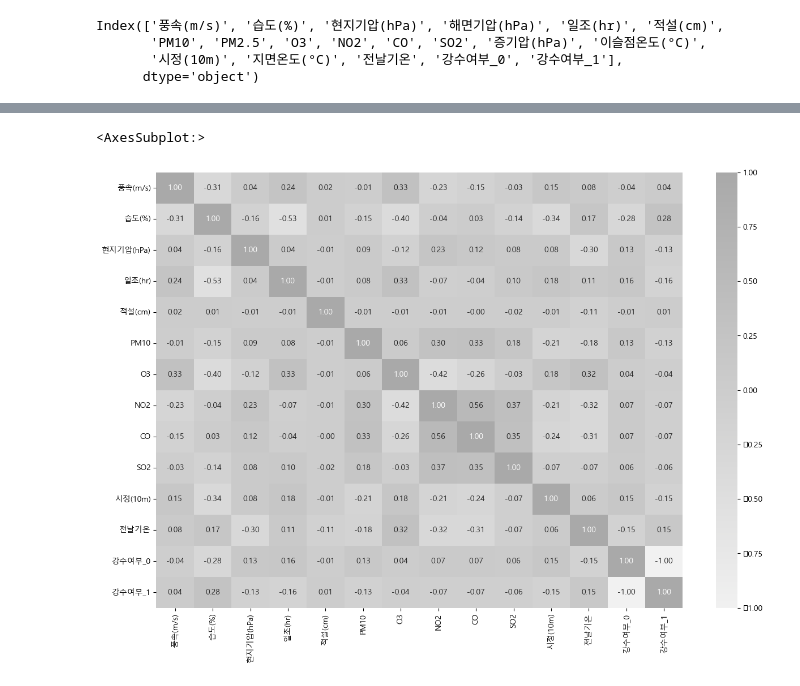
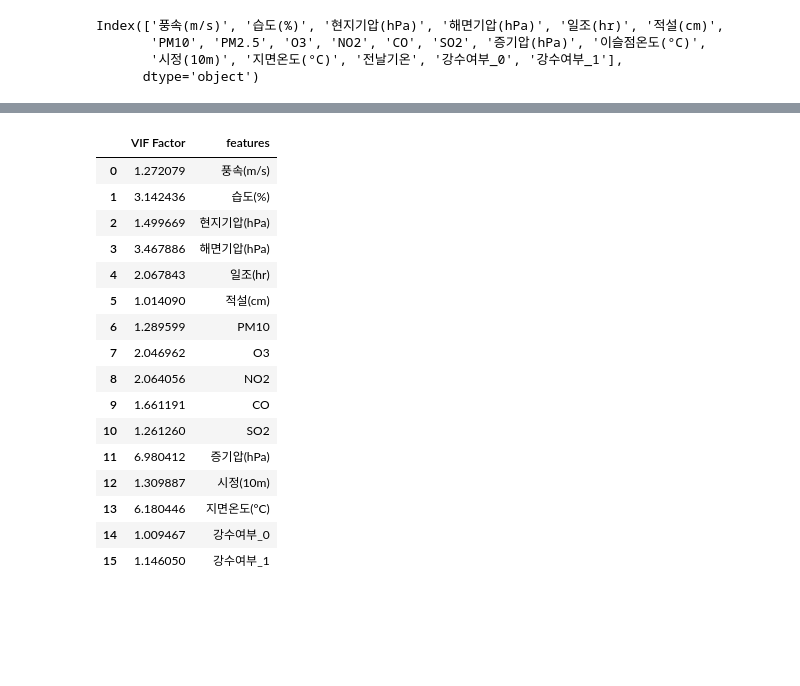
Before and after one commit to HyunJW/weather, a Jupyter notebook: 다음날기온예측.ipynb, the cells around one changed output, grey strips where cells are left out. Drawn from its saved outputs; the diff is of its cells as text; code cells hidden in the pictures; blank space fills up the shorter version.

```diff
--- a/다음날기온예측.ipynb
+++ b/다음날기온예측.ipynb
@@ -186,8 +142,0 @@ X_scaled.drop(columns=['해면기압(hPa)'], axis=1, inplace=True)
-# %%
-%matplotlib inline
-plt.figure(figsize=(15,10))
-cmap = sns.light_palette('darkgray', as_cmap=True)
-sns.heatmap(X_scaled.corr(), annot=True, fmt='.2f', cmap=cmap)
-# %% [output]
-<AxesSubplot:>
-[figure, removed]
@@ -194,3 +146,26 @@ sns.heatmap(X_scaled.corr(), annot=True, fmt='.2f', cmap=cmap)
+# %%
+vif = pd.DataFrame()
+vif["VIF Factor"] = [variance_inflation_factor(X_scaled.values, i) for i in range(X_scaled.shape[1])]
+vif["features"] = X_scaled.columns
+vif
+# %% [output]
+|  | VIF Factor | features |
+| 0 | 1.272079 | 풍속(m/s) |
+| 1 | 3.142436 | 습도(%) |
+| 2 | 1.499669 | 현지기압(hPa) |
+| 3 | 3.467886 | 해면기압(hPa) |
+| 4 | 2.067843 | 일조(hr) |
+| 5 | 1.014090 | 적설(cm) |
+| 6 | 1.289599 | PM10 |
+| 7 | 2.046962 | O3 |
+| 8 | 2.064056 | NO2 |
+| 9 | 1.661191 | CO |
+| 10 | 1.261260 | SO2 |
+| 11 | 6.980412 | 증기압(hPa) |
+| 12 | 1.309887 | 시정(10m) |
+| 13 | 6.180446 | 지면온도(°C) |
+| 14 | 1.009467 | 강수여부_0 |
+| 15 | 1.146050 | 강수여부_1 |
 # %%
 model = sm.OLS(y, X_scaled)
 result = model.fit()
```
Also changed, not shown: parts of 37 cells of this notebook, 1 other file.
